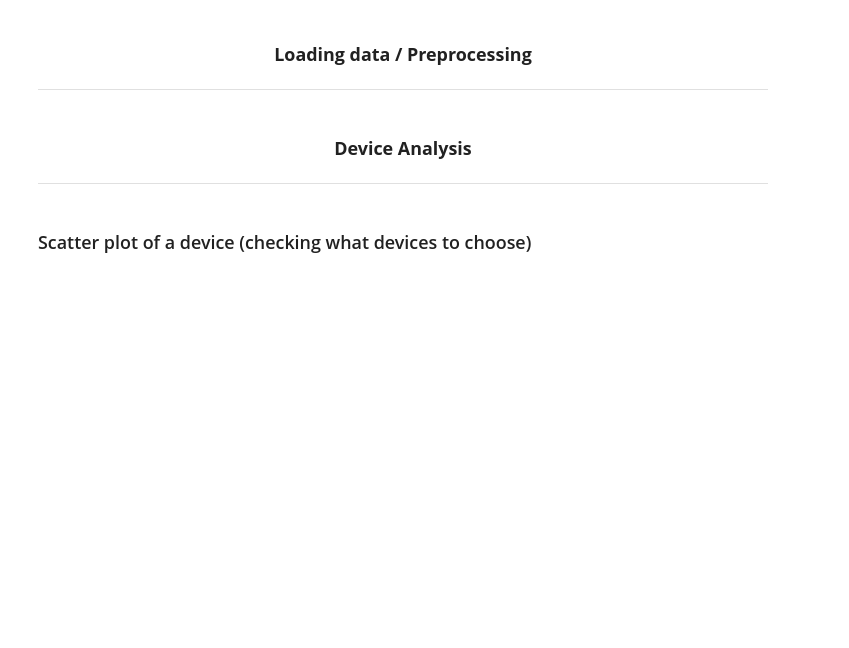
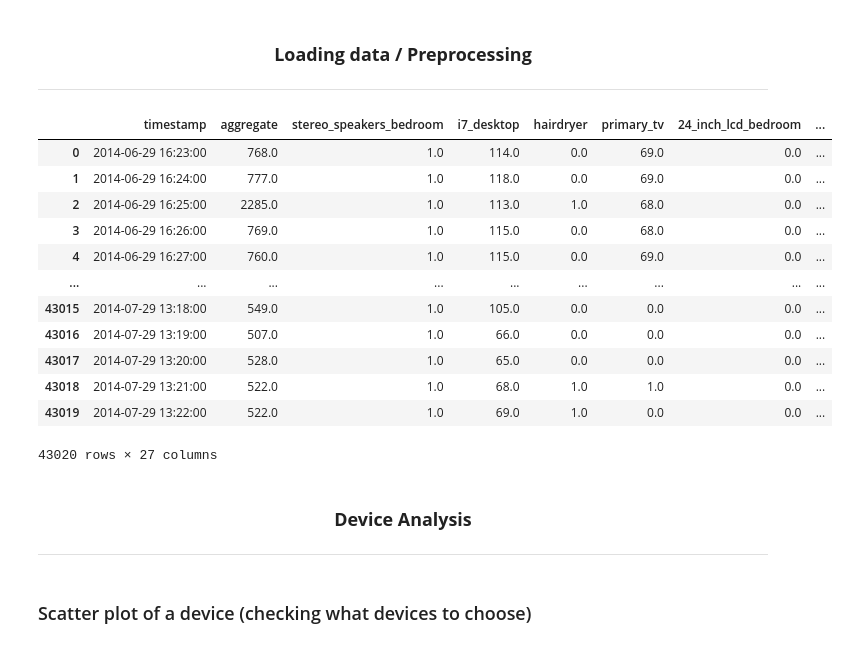
Before and after one commit to jarczykkonrad/master_thesis, a Jupyter notebook: preprocessing.ipynb, the cells around one changed output. Drawn from its saved outputs; the diff is of its cells as text; code cells hidden in the pictures; blank space fills up the shorter version.

```diff
--- a/preprocessing.ipynb
+++ b/preprocessing.ipynb
@@ -41,3 +32,19 @@ df_combined = df_combined.fillna(0)
+# %%
+df_combined
+# %% [output]
+|  | timestamp | aggregate | stereo_speakers_bedroom | i7_desktop | hairdryer | primary_tv | 24_inch_lcd_bedroom | ... |
+| 0 | 2014-06-29 16:23:00 | 768.0 | 1.0 | 114.0 | 0.0 | 69.0 | 0.0 | ... |
+| 1 | 2014-06-29 16:24:00 | 777.0 | 1.0 | 118.0 | 0.0 | 69.0 | 0.0 | ... |
+| 2 | 2014-06-29 16:25:00 | 2285.0 | 1.0 | 113.0 | 1.0 | 68.0 | 0.0 | ... |
+| 3 | 2014-06-29 16:26:00 | 769.0 | 1.0 | 115.0 | 0.0 | 68.0 | 0.0 | ... |
+| 4 | 2014-06-29 16:27:00 | 760.0 | 1.0 | 115.0 | 0.0 | 69.0 | 0.0 | ... |
+| ... | ... | ... | ... | ... | ... | ... | ... | ... |
+| 43015 | 2014-07-29 13:18:00 | 549.0 | 1.0 | 105.0 | 0.0 | 0.0 | 0.0 | ... |
+| 43016 | 2014-07-29 13:19:00 | 507.0 | 1.0 | 66.0 | 0.0 | 0.0 | 0.0 | ... |
+| 43017 | 2014-07-29 13:20:00 | 528.0 | 1.0 | 65.0 | 0.0 | 0.0 | 0.0 | ... |
+| 43018 | 2014-07-29 13:21:00 | 522.0 | 1.0 | 68.0 | 1.0 | 1.0 | 0.0 | ... |
+| 43019 | 2014-07-29 13:22:00 | 522.0 | 1.0 | 69.0 | 1.0 | 0.0 | 0.0 | ... |
+43020 rows × 27 columns
 # %% [markdown]
 <h3><center><b>Device Analysis</b></center></h3>
 <hr>
```
Also changed, not shown: parts of 17 cells of this notebook, 5 other files.
